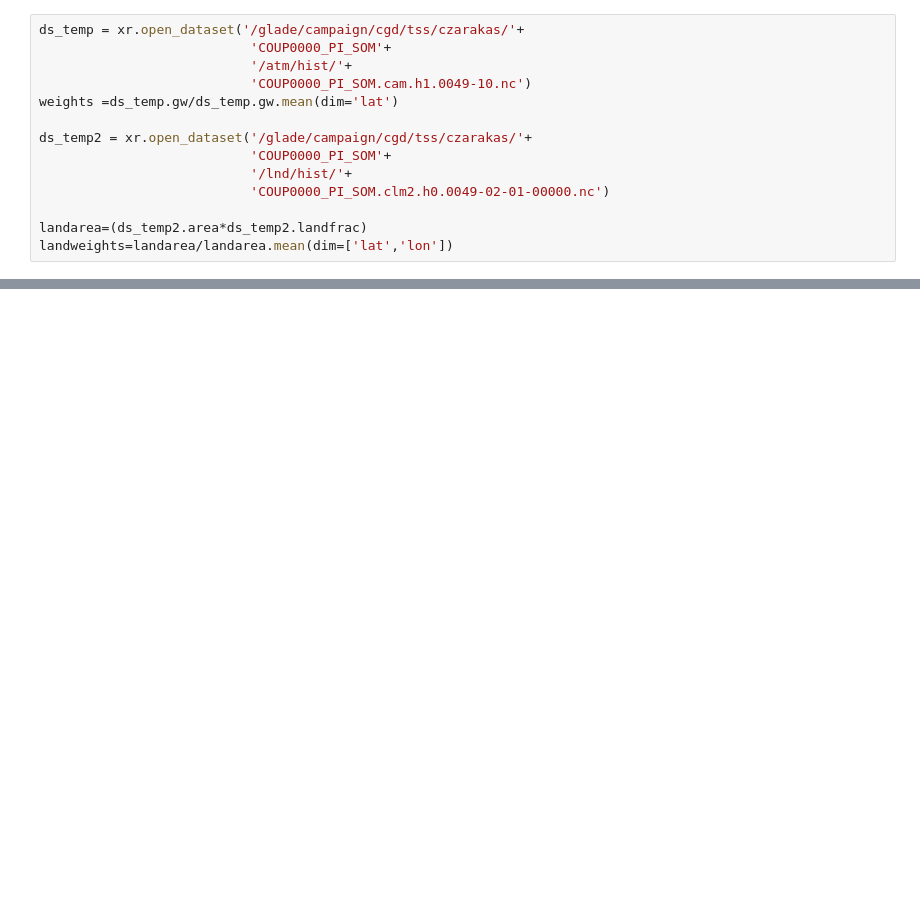
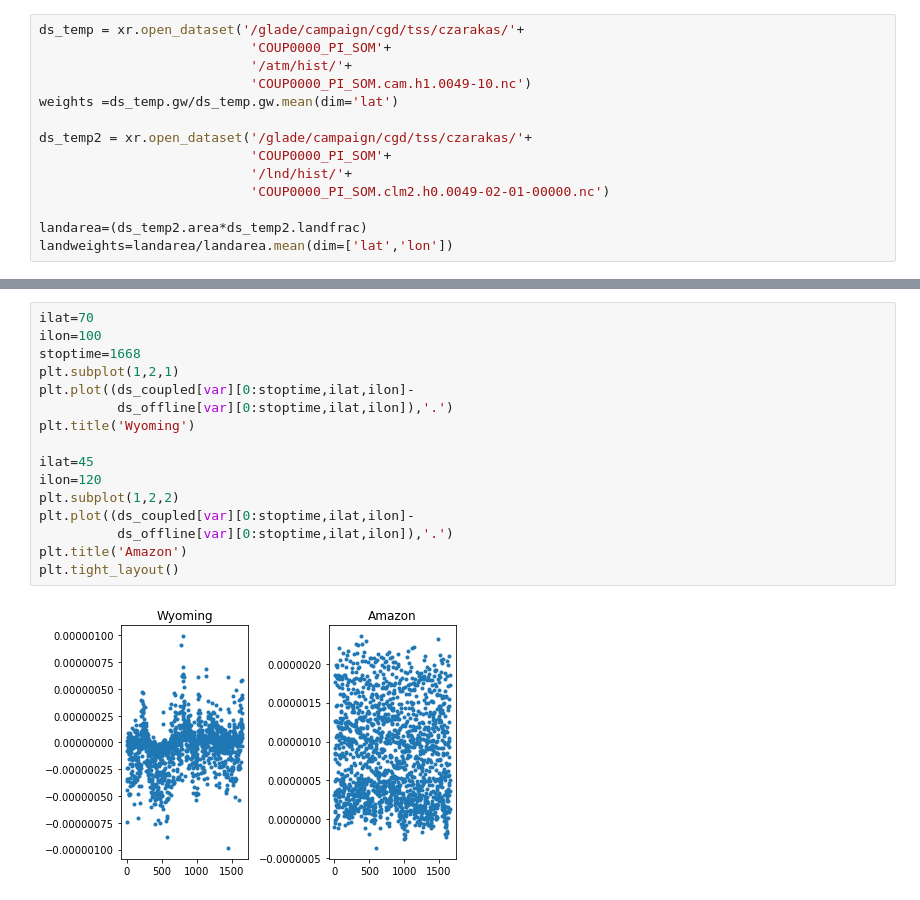
Before and after one commit to czarakas/coupled_PPE, a Jupyter notebook: code/check_simulations/Compare_coupled_and_offline.ipynb, the cells around one changed output, grey strips where cells are left out. Drawn from its saved outputs; the diff is of its cells as text; blank space fills up the shorter version.

```diff
--- a/code/check_simulations/Compare_coupled_and_offline.ipynb
+++ b/code/check_simulations/Compare_coupled_and_offline.ipynb
@@ -87,0 +74,18 @@ Attributes:
+# %%
+ilat=70
+ilon=100
+stoptime=1668
+plt.subplot(1,2,1)
+plt.plot((ds_coupled[var][0:stoptime,ilat,ilon]-
+          ds_offline[var][0:stoptime,ilat,ilon]),'.')
+plt.title('Wyoming')
+
+ilat=45
+ilon=120
+plt.subplot(1,2,2)
+plt.plot((ds_coupled[var][0:stoptime,ilat,ilon]-
+          ds_offline[var][0:stoptime,ilat,ilon]),'.')
+plt.title('Amazon')
+plt.tight_layout()
+# %% [output]
+[figure, new version]
```
Also changed, not shown: parts of 21 cells of this notebook, 41 other files.
